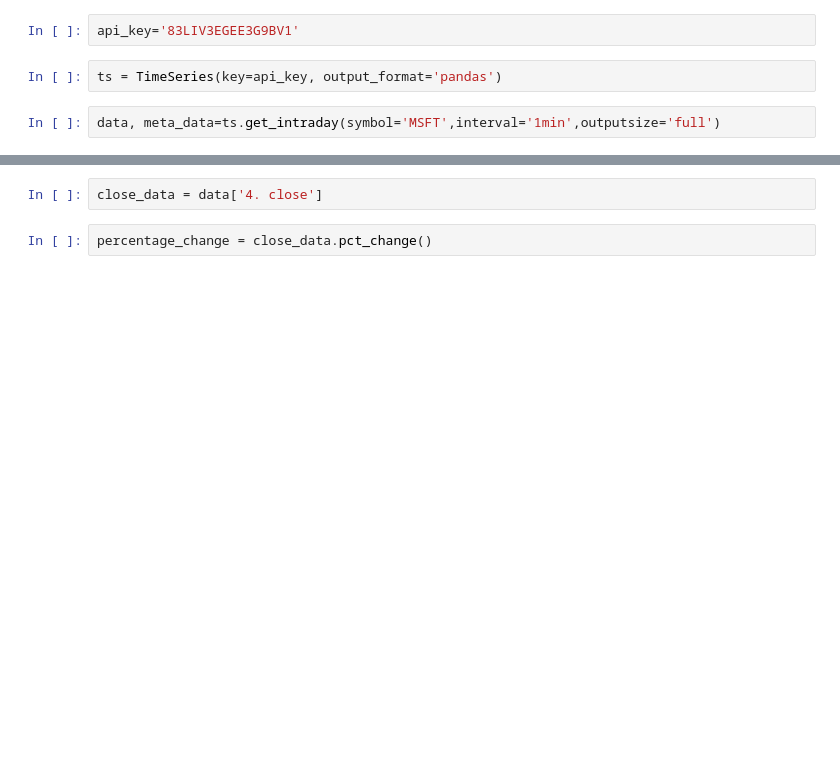
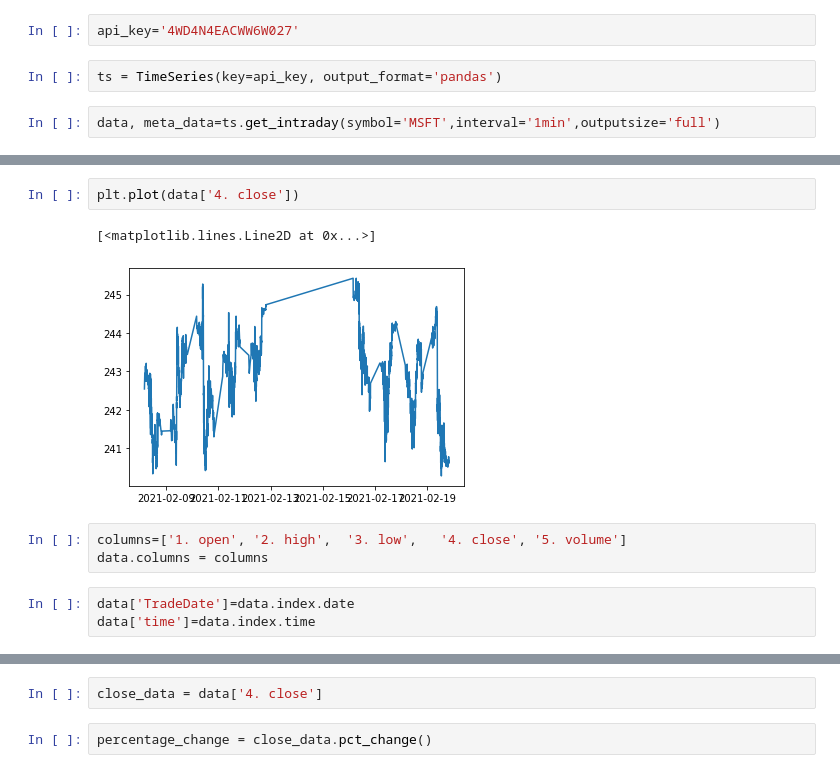
Before and after one commit to atharvas21/Stock-Market-Analysis, a Jupyter notebook: PBLProject.ipynb, the cells around one changed output, grey strips where cells are left out. Saved outputs shown, nothing was run; the diff lists cells and outputs as text; blank space fills up the shorter version.

```diff
--- a/PBLProject.ipynb
+++ b/PBLProject.ipynb
@@ -22,7 +29,7 @@ from alpha_vantage.timeseries import TimeSeries
 # %%
 import time
 # %%
-api_key='83LIV3EGEE3G9BV1'
+api_key='4WD4N4EACWW6W027'
 # %%
 ts = TimeSeries(key=api_key, output_format='pandas')
 # %%
@@ -29,0 +47,11 @@ data, meta_data=ts.get_intraday(symbol='MSFT',interval='1min',outputsize='full')
+# %%
+plt.plot(data['4. close'])
+# %% [output]
+[<matplotlib.lines.Line2D at 0x...>]
+[figure, added]
+# %%
+columns=['1. open',	'2. high',	'3. low',	'4. close',	'5. volume']
+data.columns = columns
+# %%
+data['TradeDate']=data.index.date
+data['time']=data.index.time
```
Also changed, not shown: parts of 16 cells of this notebook.
